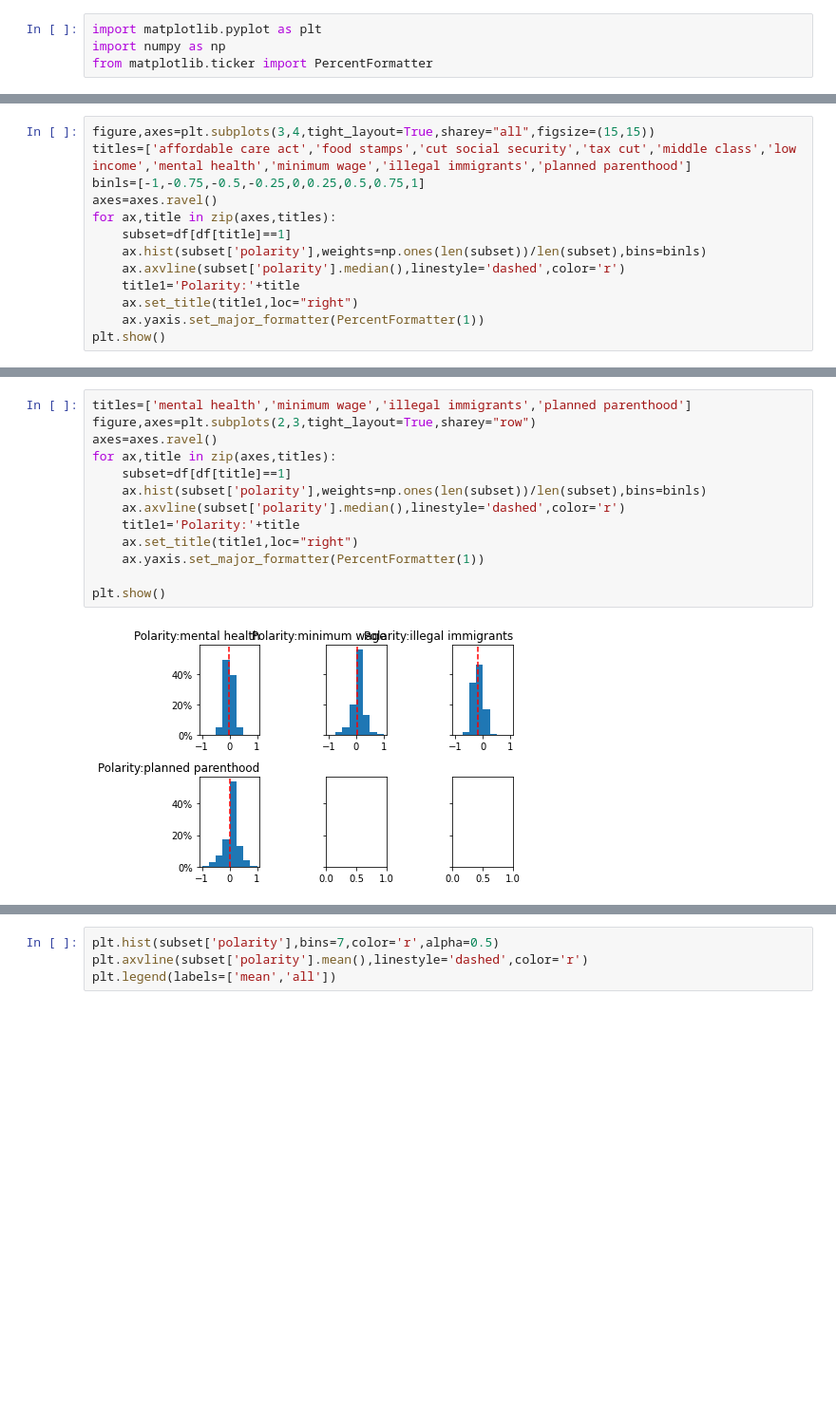
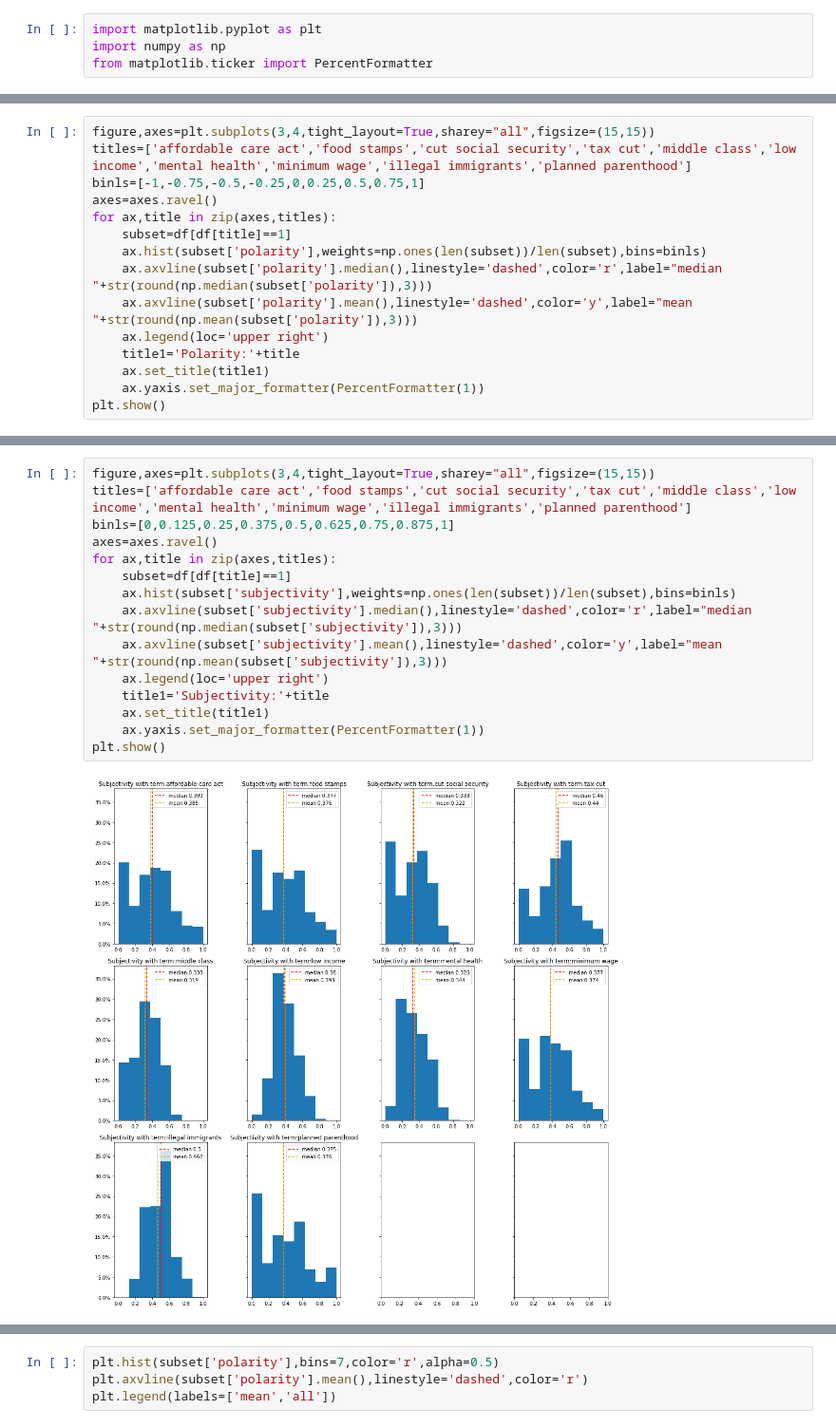
Before and after one commit to angelxie2442/Medicaid, a Jupyter notebook: medicaid/content_analysis.ipynb, the cells around one changed output, grey strips where cells are left out. Shown: that part at 95% size. Drawn from its saved outputs; the diff is of its cells as text; blank space fills up the shorter version.

Commit message:
sentiment analysis visualization

```diff
--- a/medicaid/content_analysis.ipynb
+++ b/medicaid/content_analysis.ipynb
@@ -272,9 +274,11 @@ axes=axes.ravel()
 for ax,title in zip(axes,titles):
     subset=df[df[title]==1]
     ax.hist(subset['polarity'],weights=np.ones(len(subset))/len(subset),bins=binls)
-    ax.axvline(subset['polarity'].median(),linestyle='dashed',color='r')
+    ax.axvline(subset['polarity'].median(),linestyle='dashed',color='r',label="median "+str(round(np.median(subset['polarity']),3)))
+    ax.axvline(subset['polarity'].mean(),linestyle='dashed',color='y',label="mean "+str(round(np.mean(subset['polarity']),3)))
+    ax.legend(loc='upper right')
     title1='Polarity:'+title
-    ax.set_title(title1,loc="right")
+    ax.set_title(title1)
     ax.yaxis.set_major_formatter(PercentFormatter(1))
 plt.show()
 # %% [output]
@@ -282,15 +288,17 @@ plt.show()
 # %%
-titles=['mental health','minimum wage','illegal immigrants','planned parenthood']
-figure,axes=plt.subplots(2,3,tight_layout=True,sharey="row")
+figure,axes=plt.subplots(3,4,tight_layout=True,sharey="all",figsize=(15,15))
+titles=['affordable care act','food stamps','cut social security','tax cut','middle class','low income','mental health','minimum wage','illegal immigrants','planned parenthood']
+binls=[0,0.125,0.25,0.375,0.5,0.625,0.75,0.875,1]
 axes=axes.ravel()
 for ax,title in zip(axes,titles):
     subset=df[df[title]==1]
-    ax.hist(subset['polarity'],weights=np.ones(len(subset))/len(subset),bins=binls)
-    ax.axvline(subset['polarity'].median(),linestyle='dashed',color='r')
-    title1='Polarity:'+title
-    ax.set_title(title1,loc="right")
+    ax.hist(subset['subjectivity'],weights=np.ones(len(subset))/len(subset),bins=binls)
+    ax.axvline(subset['subjectivity'].median(),linestyle='dashed',color='r',label="median "+str(round(np.median(subset['subjectivity']),3)))
+    ax.axvline(subset['subjectivity'].mean(),linestyle='dashed',color='y',label="mean "+str(round(np.mean(subset['subjectivity']),3)))
+    ax.legend(loc='upper right')
+    title1='Subjectivity:'+title
+    ax.set_title(title1)
     ax.yaxis.set_major_formatter(PercentFormatter(1))
-
 plt.show()
 # %% [output]
-[figure, old version]
+[figure, new version]
```
Also changed, not shown: parts of 13 cells of this notebook.
